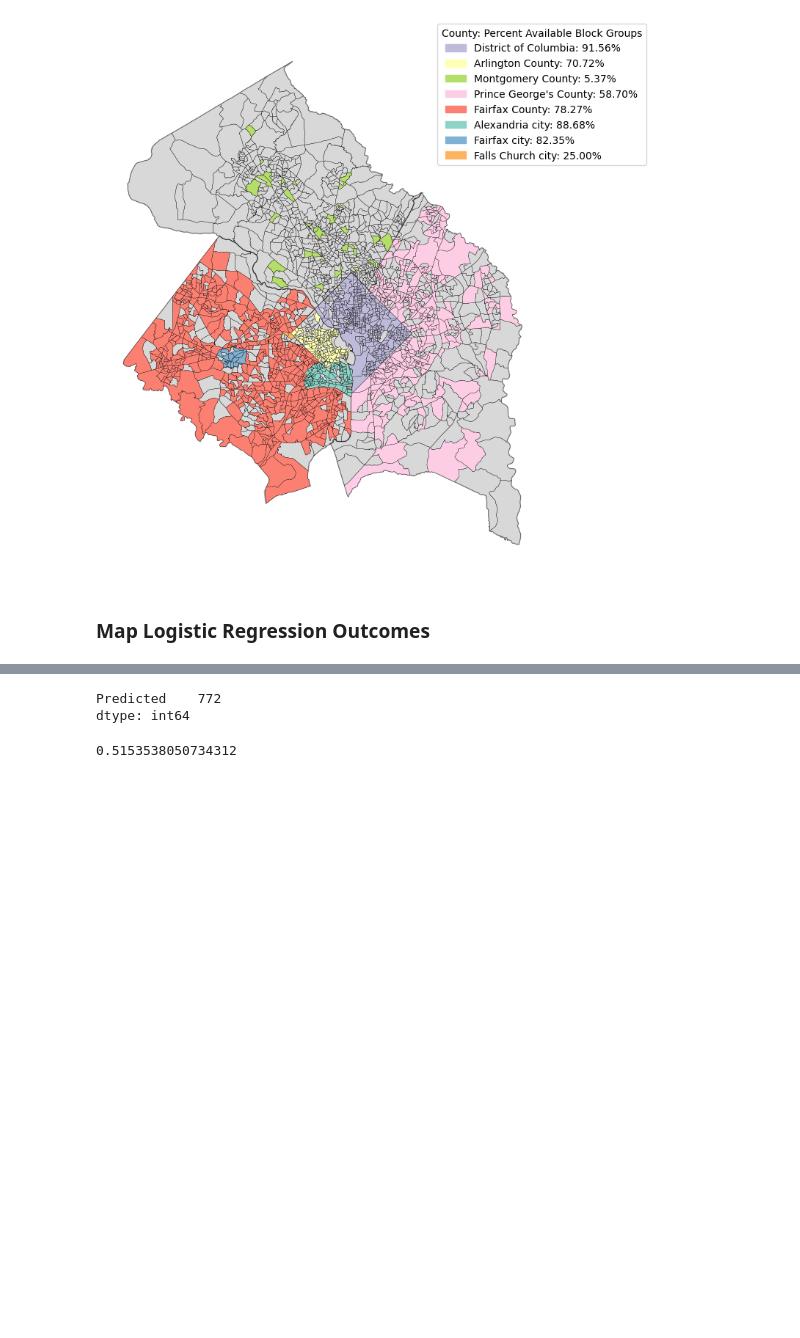
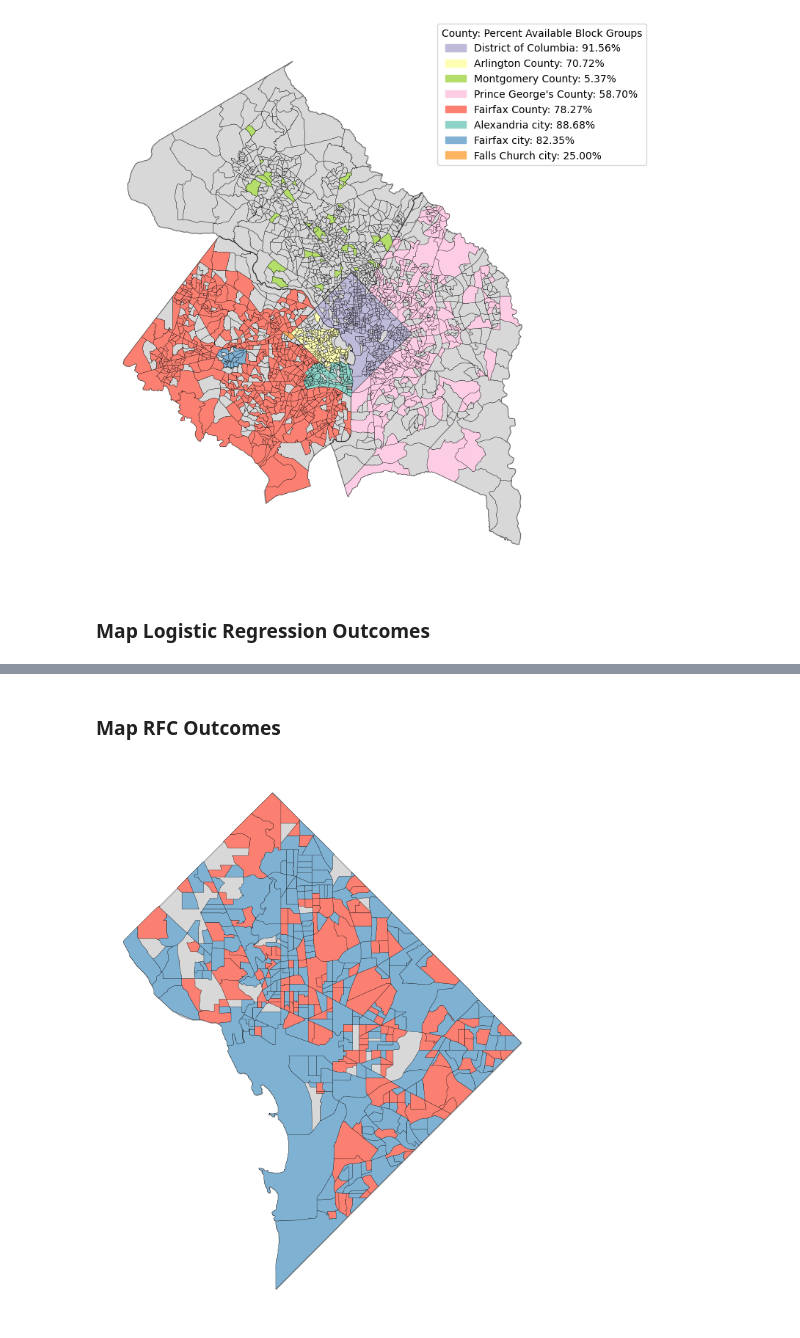
Before and after one commit to rebeccalwagner/DataSciII-Final, a Jupyter notebook: code/figs/maps.ipynb, the cells around one changed output, grey strips where cells are left out. Cells and saved outputs as stored; diff of their text form; code cells hidden in the pictures; blank space fills up the shorter version.

```diff
--- a/code/figs/maps.ipynb
+++ b/code/figs/maps.ipynb
@@ -244,9 +288,2 @@ plt.show()
-# %%
-predicted_vals.sum()
-# %% [output]
-Predicted    772
-dtype: int64
-# %%
-772/1498
-# %% [output]
-0.5153538050734312
+# %% [markdown]
+### Map RFC Outcomes
@@ -252,0 +292,45 @@ dtype: int64
+# %%
+working_block_groups_gdf_with_county["predicted_rfc"] = rfc_predicted_vals
+# %%
+working_block_groups_gdf_with_county['plot_color'] = working_block_groups_gdf_with_county['predicted_rfc'].map({
+    0: '#7fb1d3',   # Color for predicted = 0
+    1: '#fb8072'          # Color for predicted = 1
+})
+# %%
+dc = working_block_groups_gdf_with_county[working_block_groups_gdf_with_county["STATEFP10"] == "11"]
+# %%
+dc_2 = dmv_counties_subset_gdf[dmv_counties_subset_gdf["STATEFP"] == "11"]
+# %%
+fig, ax = plt.subplots(figsize=(10, 8))
+dc_2.plot(color="grey", edgecolor='black', alpha=.3, ax=ax)
+
+dc.plot(
+    edgecolor='black',
+    facecolor='none',
+    linewidth=.2,
+    ax=ax
+)
+
+dc.plot(
+    edgecolor='black',
+    color=dc['plot_color'],
+    linewidth=.2,
+    ax=ax
+)
+
+patches = [
+    mpatches.Patch(color='#7fb1d3', label='Low Eviction'),   # Color for predicted = 0
+    mpatches.Patch(color='#fb8072', label='High Eviction')   # Color for predicted = 1
+]
+
+#plt.legend(handles=patches, loc='lower left', bbox_to_anchor=(0.75, .9))
+plt.tight_layout()
+
+plt.axis('off')
+plt.tight_layout()
+
+#plt.savefig("../../output/figs/rfc_predicted_map.png", dpi=300, bbox_inches='tight')
+
+plt.show()
+# %% [output]
+[figure, added]
```
Also changed, not shown: parts of 18 cells of this notebook, 21 other files.
